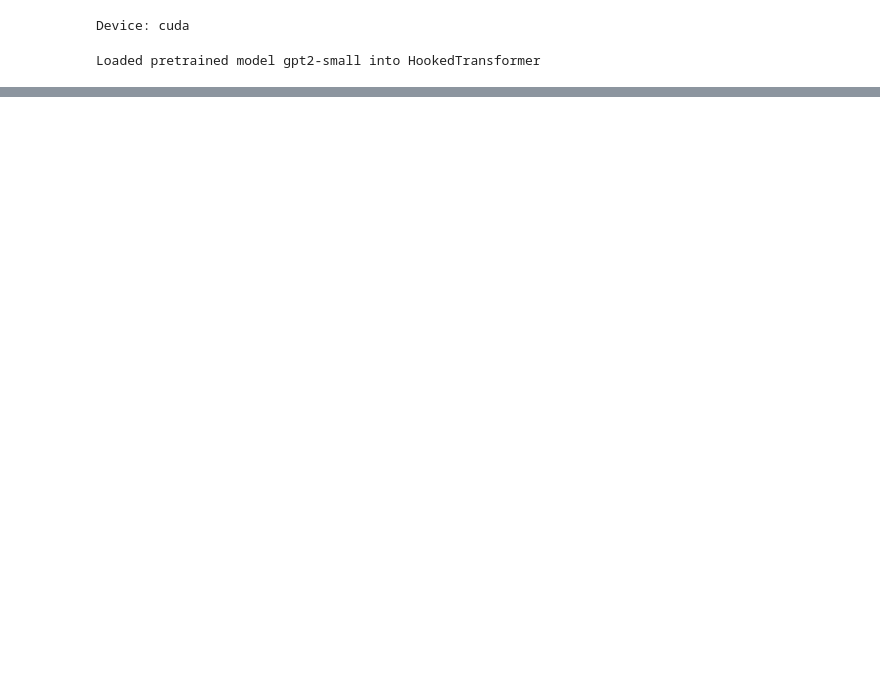
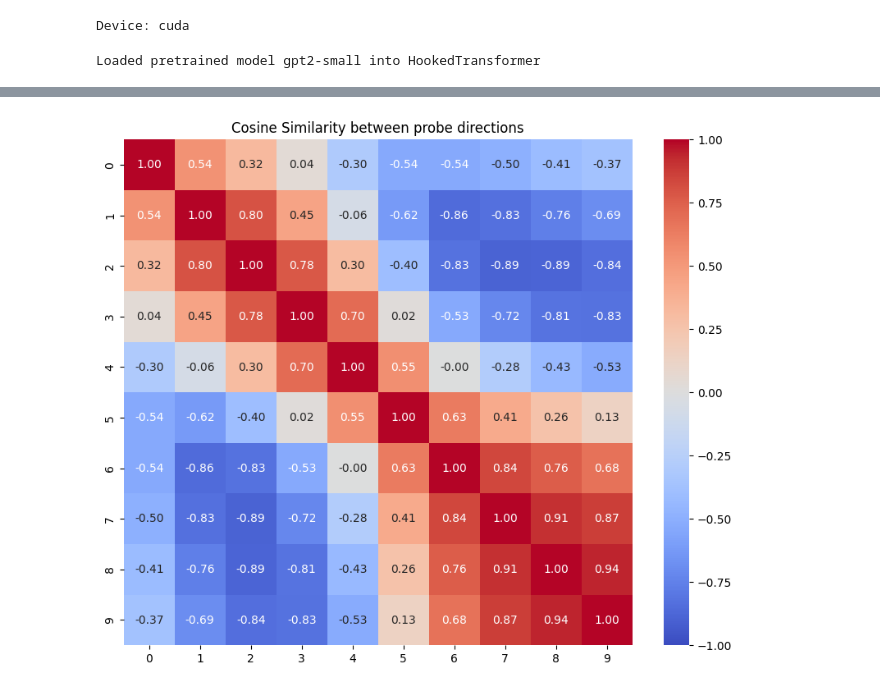
Before and after one commit to icemoon97/emergent-positional-embeddings, a Jupyter notebook: visuals.ipynb, the cells around one changed output, grey strips where cells are left out. Saved outputs shown, nothing was run; the diff lists cells and outputs as text; code cells hidden in the pictures; blank space fills up the shorter version.

```diff
--- a/visuals.ipynb
+++ b/visuals.ipynb
@@ -121,0 +130,31 @@ plt.show()
+# %%
+LAYER = 3
+folder = f"ckpts/{model_name}/prewar_words10_133k/layer{LAYER}"
+probe = load_probe(folder)
+# %%
+import seaborn as sns
+
+
+def compute_cosine_similarity(matrix):
+    # Normalize the rows to get the direction vectors
+    norm_matrix = matrix / matrix.norm(dim=1, keepdim=True)
+    # Compute cosine similarity
+    similarity = torch.mm(norm_matrix, norm_matrix.t())
+    return similarity
+
+def visualize_similarity(similarity_matrix):
+    plt.figure(figsize=(10, 8))
+    ax = sns.heatmap(similarity_matrix, annot=True, cmap='coolwarm', fmt=".2f", vmin=-1, vmax=1)
+    ax.set_title('Cosine Similarity between probe directions')
+    plt.show()
+
+
+weights = probe.linear.weight.data
+
+# Compute the cosine similarity matrix
+cosine_similarity = compute_cosine_similarity(weights).cpu().numpy()
+
+# Visualize the cosine similarity matrix
+visualize_similarity(cosine_similarity)
+# %% [output]
+[figure, added]
```
Also changed, not shown: parts of 6 cells of this notebook.
